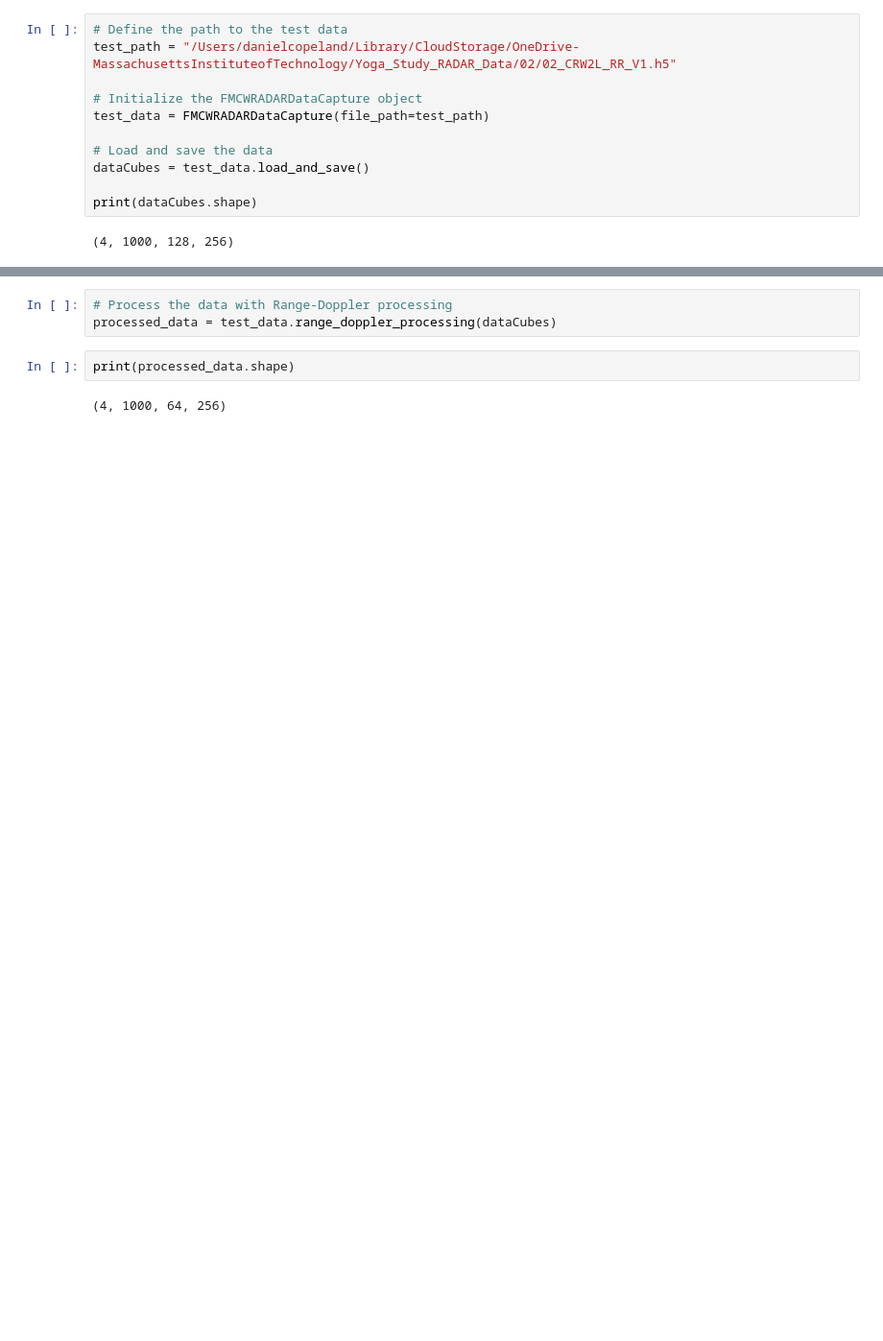
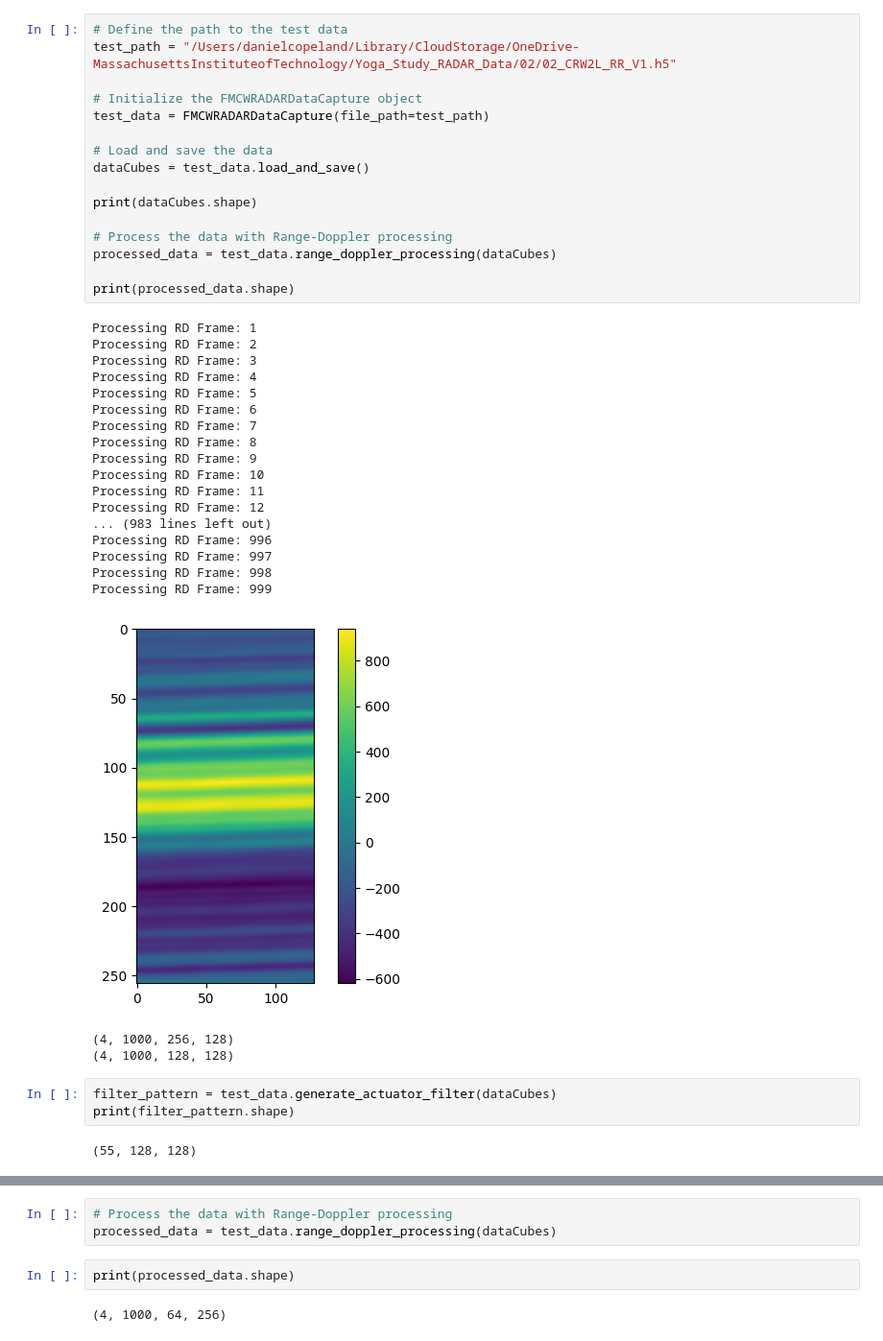
Before and after one commit to CopelandMIT/RADARTreePose, a Jupyter notebook: main.ipynb, the cells around one changed output, grey strips where cells are left out. Shown: that part at 96% size. Cells and saved outputs as stored; diff of their text form; blank space fills up the shorter version.

```diff
--- a/main.ipynb
+++ b/main.ipynb
@@ -9,13 +15,42 @@ from datetime import datetime
 # %%
 # Define the path to the test data
 test_path = "/Users/danielcopeland/Library/CloudStorage/OneDrive-MassachusettsInstituteofTechnology/Yoga_Study_RADAR_Data/02/02_CRW2L_RR_V1.h5"
 
 # Initialize the FMCWRADARDataCapture object
 test_data = FMCWRADARDataCapture(file_path=test_path)
 
 # Load and save the data
 dataCubes = test_data.load_and_save()
 
 print(dataCubes.shape)
+
+# Process the data with Range-Doppler processing
+processed_data = test_data.range_doppler_processing(dataCubes)
+
+print(processed_data.shape)
 # %% [output]
-(4, 1000, 128, 256)
+Processing RD Frame: 1
+Processing RD Frame: 2
+Processing RD Frame: 3
+Processing RD Frame: 4
+Processing RD Frame: 5
+Processing RD Frame: 6
+Processing RD Frame: 7
+Processing RD Frame: 8
+Processing RD Frame: 9
+Processing RD Frame: 10
+Processing RD Frame: 11
+Processing RD Frame: 12
+... (983 lines left out)
+Processing RD Frame: 996
+Processing RD Frame: 997
+Processing RD Frame: 998
+Processing RD Frame: 999
+[figure, added]
+(4, 1000, 256, 128)
+(4, 1000, 128, 128)
+# %%
+filter_pattern = test_data.generate_actuator_filter(dataCubes)
+print(filter_pattern.shape)
+# %% [output]
+(55, 128, 128)
```
Also changed, not shown: parts of 18 cells of this notebook, 4 other files.
